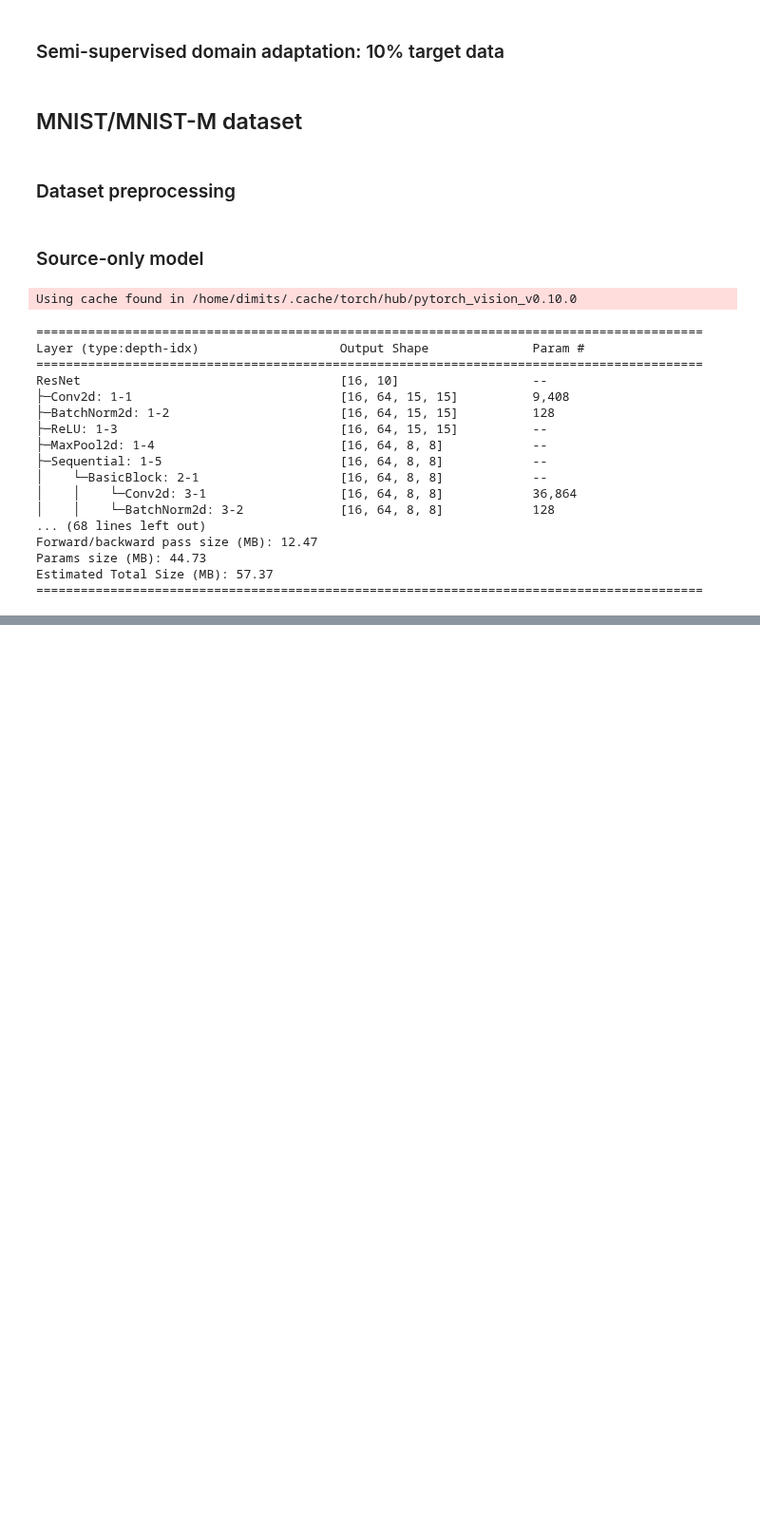
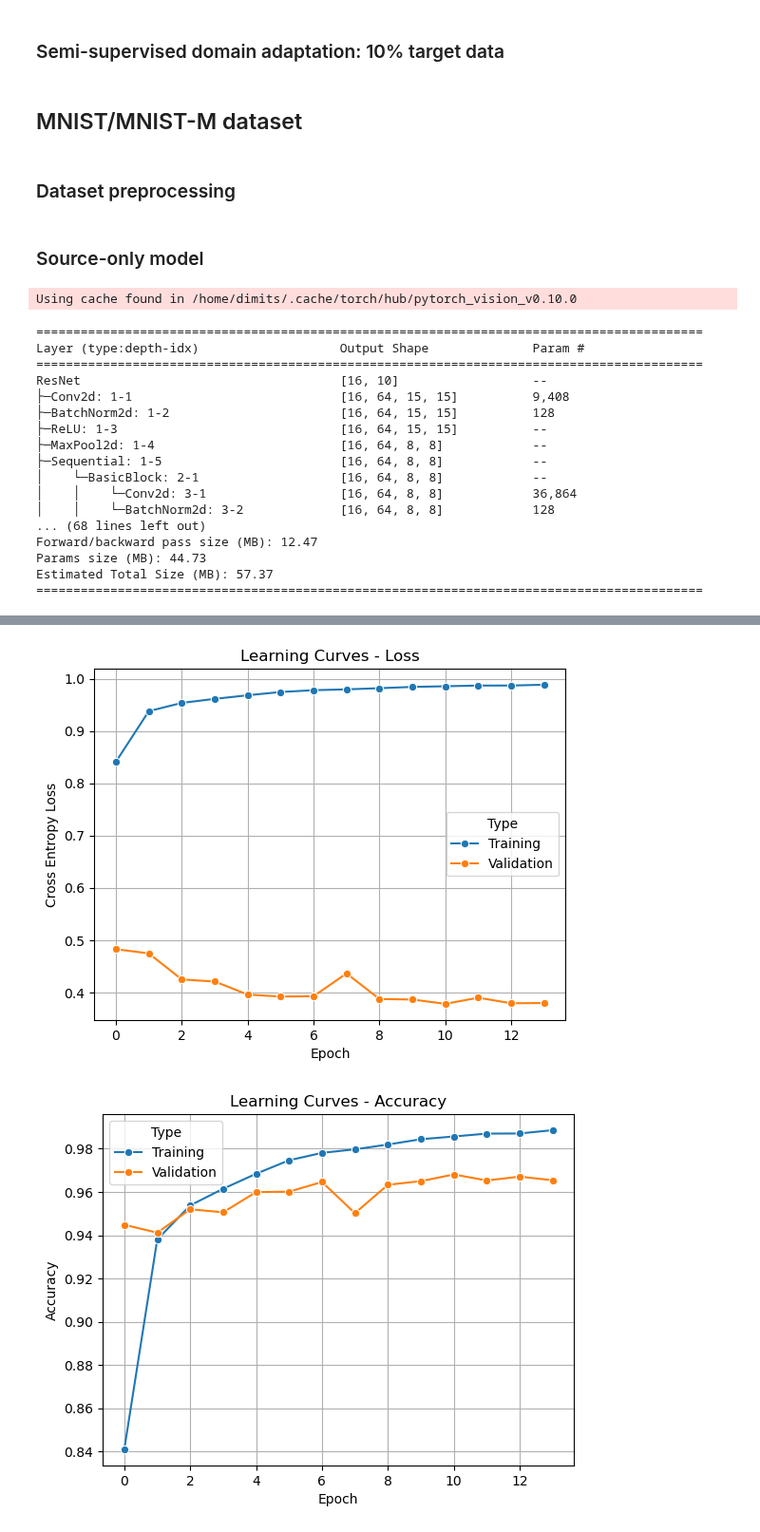
Before and after one commit to dimits-ts/deep_vision_domain_adaptation, a Jupyter notebook: domain_adaptation.ipynb, the cells around one changed output, grey strips where cells are left out. Shown at 95% size. Saved outputs shown, nothing was run; the diff lists cells and outputs as text; code cells hidden in the pictures; blank space fills up the shorter version.

Commit message:
Add target model for mnist

```diff
--- a/domain_adaptation.ipynb
+++ b/domain_adaptation.ipynb
@@ -239,7 +211,7 @@ tasks.results.classification_results(model, target_test_loader, class_names, dev
 # %% [markdown]
 ### Target only model
 # %%
-model = tasks.utils.get_model(device=devicereplace_fc_layer=True, num_classes=len(encodings))
+model = tasks.utils.get_model(device=device, replace_fc_layer=True, num_classes=len(encodings))
 
 if FINETUNE_TARGET_MODEL:
     model = tasks.utils.try_load_weights(model, os.path.join(FINETUNED_TARGET_MODEL_DIR, "model.pt"))
@@ -515,13 +487,15 @@ AD_SOURCE_DATASET = "mnist"
 AD_TARGET_DATASET = "mnist-m"
 
 AD_FINETUNED_MODEL_DIR = os.path.join(AD_OUTPUT_DIR, "classifier")
+AD_FINETUNED_TARGET_MODEL_DIR = os.path.join(AD_OUTPUT_DIR, "target_classifier")
 AD_UNSUPERVISED_MODEL_DIR = os.path.join(AD_OUTPUT_DIR, "unsupervised")
 AD_SEMI_SUPERVISED_FINETUNED_MODEL_DIR_20 = os.path.join(AD_OUTPUT_DIR, "semi-supervised-finetuned-20")
 AD_SEMI_SUPERVISED_ADAPTIVE_MODEL_DIR_20 = os.path.join(AD_OUTPUT_DIR, "semi-supervised-adaptive-20")
 AD_SEMI_SUPERVISED_FINETUNED_MODEL_DIR_10 = os.path.join(AD_OUTPUT_DIR, "semi-supervised-finetuned-10")
 AD_SEMI_SUPERVISED_ADAPTIVE_MODEL_DIR_10 = os.path.join(AD_OUTPUT_DIR, "semi-supervised-adaptive-10")
 
-AD_FINETUNE_MODEL = True
+AD_FINETUNE_MODEL = False
+AD_FINETUNE_TARGET_MODEL = True
 AD_TRAIN_UNSUPERVISED_MODEL = False
 AD_FINETUNE_SEMI_SUPERVISED_MODEL_20 = False
 AD_TRAIN_SEMI_SUPERVISED_MODEL_20 = False
@@ -568,6 +542,9 @@ ad_target_train_dataset, ad_target_val_dataset, ad_target_test_dataset = (
 ad_target_train_loader = tasks.preprocessing.create_padded_dataloader(
     ad_target_train_dataset, shuffle=True, batch_size=BATCH_SIZE
 )
+ad_target_val_loader = tasks.preprocessing.create_padded_dataloader(
+    ad_target_val_dataset, shuffle=False, batch_size=BATCH_SIZE
+)
 ad_target_test_loader = tasks.preprocessing.create_padded_dataloader(
     ad_target_test_dataset, shuffle=False, batch_size=BATCH_SIZE
 )
@@ -693,0 +635,28 @@ weighted avg       0.54      0.33      0.34     10063
+# %%
+model = tasks.utils.get_model(device=device, replace_fc_layer=True, num_classes=len(encodings))
+
+if  AD_FINETUNE_TARGET_MODEL:
+    model = tasks.utils.try_load_weights(model, os.path.join(AD_FINETUNED_TARGET_MODEL_DIR, "model.pt"))
+    optimizer_ft = optim.AdamW(model.parameters(), weight_decay=10e-3)
+
+    history = tasks.utils.try_load_history(os.path.join(AD_FINETUNED_TARGET_MODEL_DIR, "history.pickle"))
+    model, history = lib.torch_train_eval.train_model(
+        model,
+        criterion,
+        optimizer_ft,
+        exp_lr_scheduler,
+        device,
+        ad_target_train_loader,
+        ad_target_val_loader,
+        output_dir=AD_FINETUNED_TARGET_MODEL_DIR,
+        num_epochs=15,
+        patience=3,
+        warmup_period=1,
+        gradient_accumulation=1,
+        previous_history=history,
+        train_stats_period=PRINT_STATS_PERIOD,
+        verbose=False
+    )
+else:
+    history = tasks.utils.try_load_history(os.path.join(AD_FINETUNED_TARGET_MODEL_DIR, "history.pickle"))
+    model = tasks.utils.try_load_weights(model, os.path.join(AD_FINETUNED_TARGET_MODEL_DIR, "model.pt"))
@@ -693,0 +682,6 @@ weighted avg       0.54      0.33      0.34     10063
+# %%
+tasks.results.learning_curves_loss(history)
+tasks.results.learning_curves_accuracy(history)
+# %% [output]
+[figure, added]
+[figure, added]
```
Also changed, not shown: parts of 11 cells of this notebook, 2 other files.
